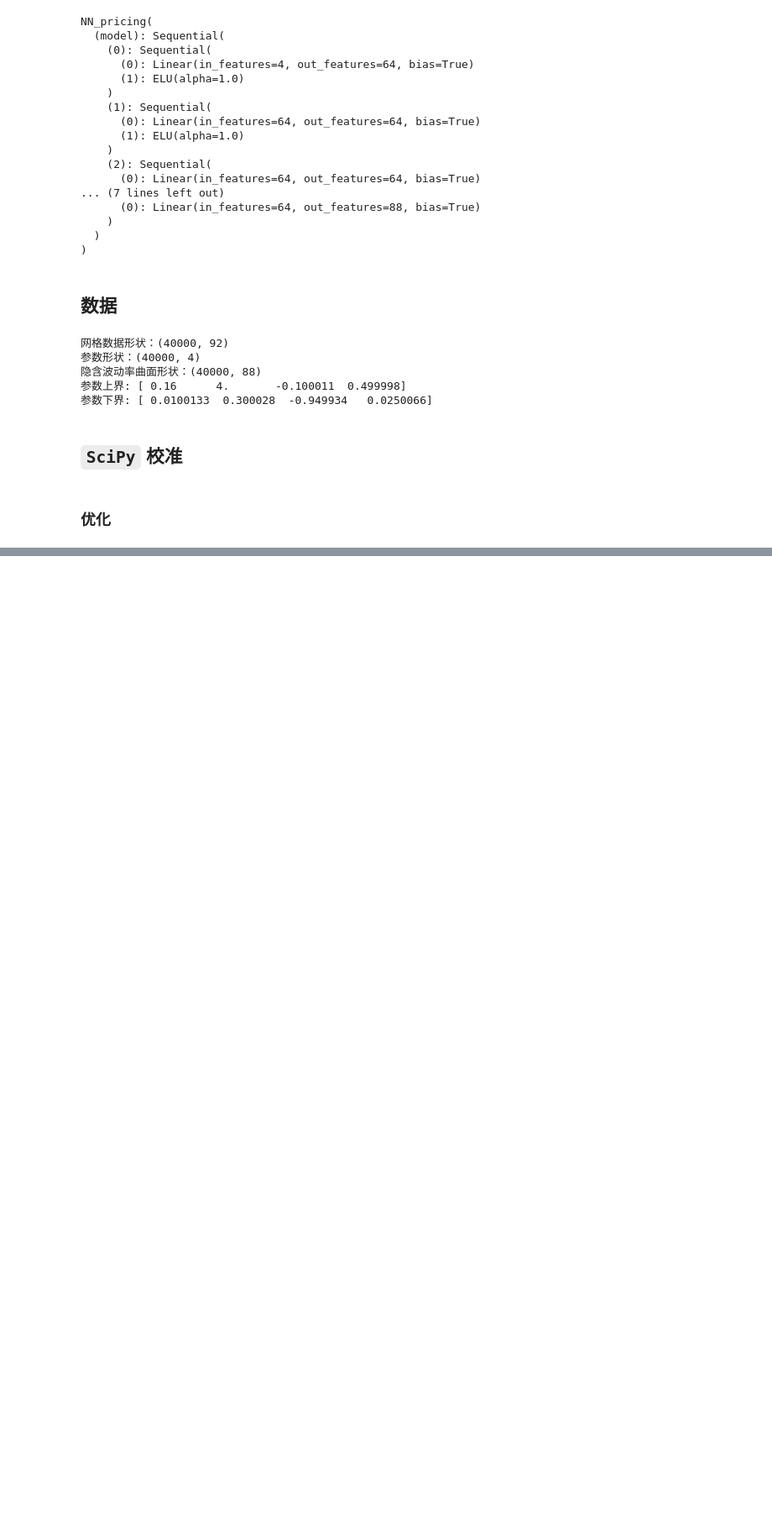
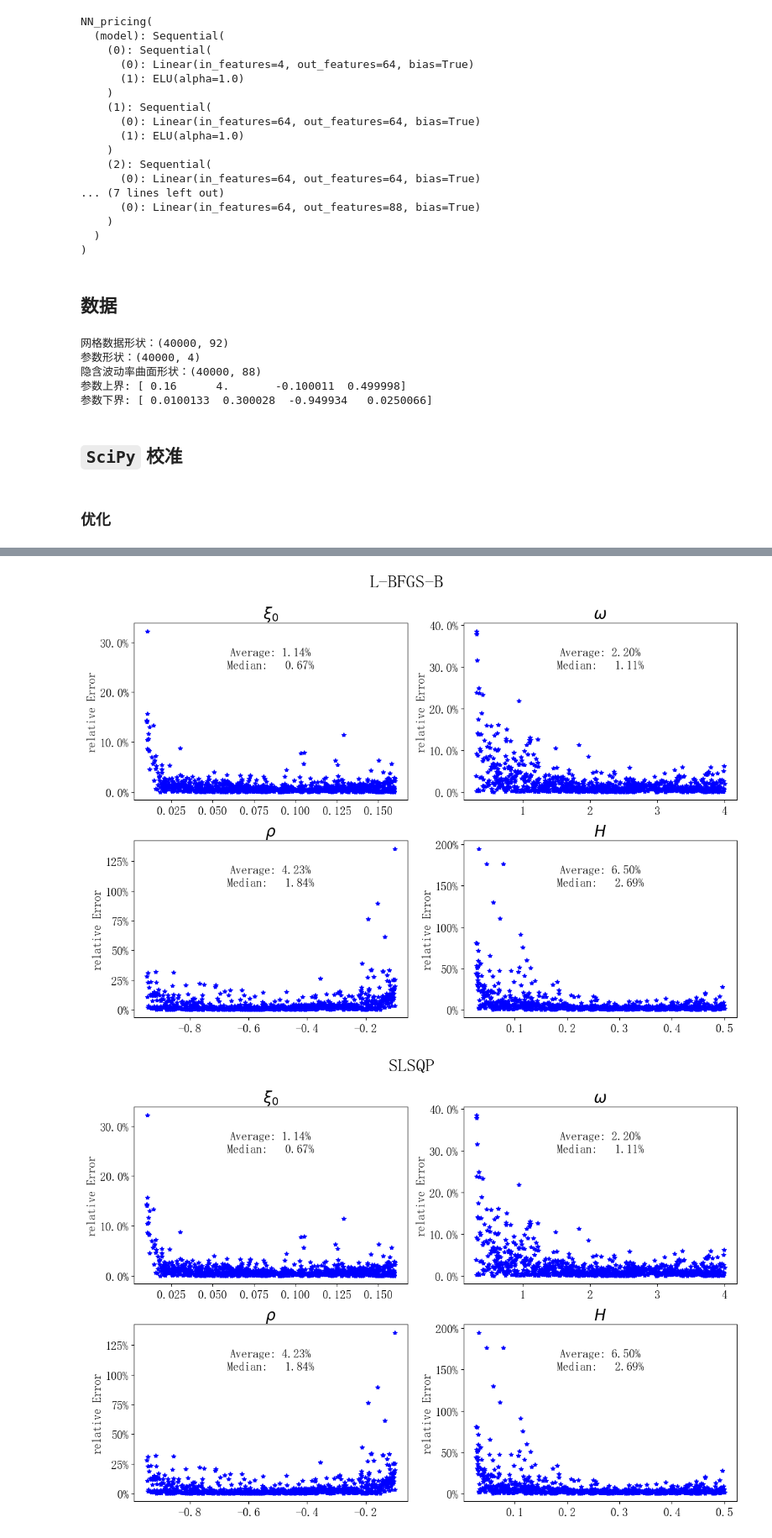
Before and after one commit to Greenmilkvvv/Deep-GLU-Calibrating, a Jupyter notebook: Calibrating/rBergomi/rBergomi_NN_calibrate_scipy_quasi_newton.ipynb, the cells around one changed output, grey strips where cells are left out. Shown at 84% size. Cells and saved outputs as stored; diff of their text form; code cells hidden in the pictures; blank space fills up the shorter version.

```diff
--- a/Calibrating/rBergomi/rBergomi_NN_calibrate_scipy_quasi_newton.ipynb
+++ b/Calibrating/rBergomi/rBergomi_NN_calibrate_scipy_quasi_newton.ipynb
@@ -87,10 +88,10 @@ Approx_scipy, Timing_scipy = calibrate_with_scipy(CostFunc, x_test_transform, up
 KeyboardInterrupt:
 # %%
-methods=["L-BFGS-B ","SLSQP","BFGS"]
+# methods=["L-BFGS-B ","SLSQP","BFGS"]
 
-for i in range(3):
-    Approx_scipy_lst=[Approx_scipy[j][i] for j in range(len(Approx_scipy))]
-    Timing_scipy_lst=[Timing_scipy[j][i] for j in range(len(Timing_scipy))]
+# for i in range(3):
+#     Approx_scipy_lst=[Approx_scipy[j][i] for j in range(len(Approx_scipy))]
+#     Timing_scipy_lst=[Timing_scipy[j][i] for j in range(len(Timing_scipy))]
 
-    np.savetxt(f"../../Results/Calibration/rBergomi_NN_calibrate_scipy_quasi_newton_{methods[i]}.txt", Approx_scipy_lst)
-    np.savetxt(f"../../Results/Calibration/rBergomi_NN_calibrate_scipy_quasi_newton_{methods[i]}_time.txt", Timing_scipy_lst)
+#     np.savetxt(f"../../Results/Calibration/rBergomi_NN_calibrate_scipy_quasi_newton_{methods[i]}.txt", Approx_scipy_lst)
+#     np.savetxt(f"../../Results/Calibration/rBergomi_NN_calibrate_scipy_quasi_newton_{methods[i]}_time.txt", Timing_scipy_lst)
@@ -96,0 +111,28 @@ for i in range(3):
+# %%
+x_test = params_inv_scaler(x_test_transform, upper_bound, lower_bound)
+
+for mtd in range(3):
+    LMParameters = [Approx_scipy[i][mtd] for i in range(len(Approx_scipy))]
+    LMParameters = np.array(LMParameters)
+
+    titles=["$\\xi_0$","$\\omega$","$\\rho$","$H$"]
+    average=np.zeros([4,1000])
+    fig=plt.figure(figsize=(12,8))
+    for u in range(4):
+        ax=plt.subplot(2,2,u+1)
+        x=x_test[:1000,u]
+        plt.plot(x,100*np.abs(LMParameters[:1000,u]-x)/np.abs(x),'b*')
+        average[u,:]=np.abs(LMParameters[:1000,u]-x)/np.abs(x)
+
+        plt.title(titles[u],fontsize=20)
+        plt.ylabel('relative Error',fontsize=15)
+        plt.gca().yaxis.set_major_formatter(mtick.PercentFormatter() )
+        plt.tick_params(axis='both', which='major', labelsize=15)
+        plt.tick_params(axis='both', which='minor', labelsize=15)
+        plt.text(0.5, 0.8, 'Average: %1.2f%%\n Median:   %1.2f%% '%(np.mean(100*average[u,:]),np.quantile(100*average[u,:],0.5)), horizontalalignment='center',verticalalignment='center', transform=ax.transAxes,fontsize=15)
+    plt.tight_layout()
+    plt.suptitle(f"{methods[mtd]}", fontsize=24, y=1.05)
+    plt.show()
+# %% [output]
+[figure, added]
+[figure, added]
```
Also changed, not shown: parts of 4 cells of this notebook, 4 other files.
